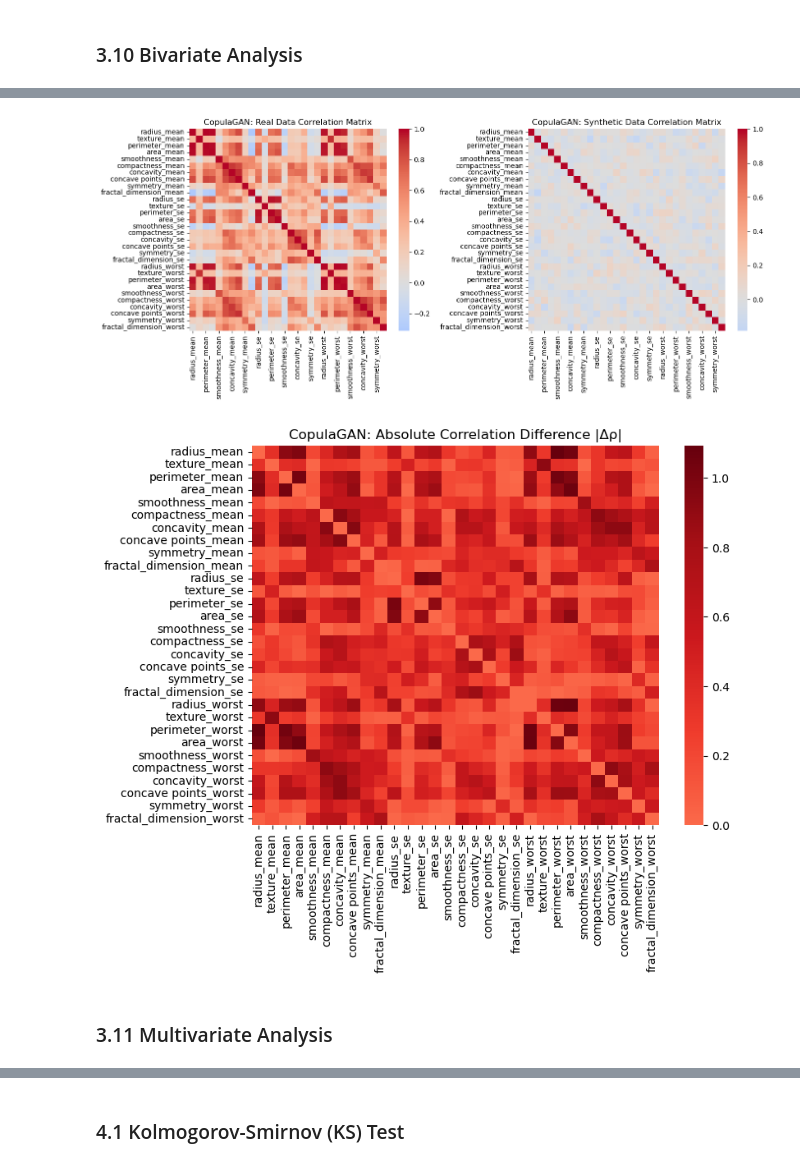
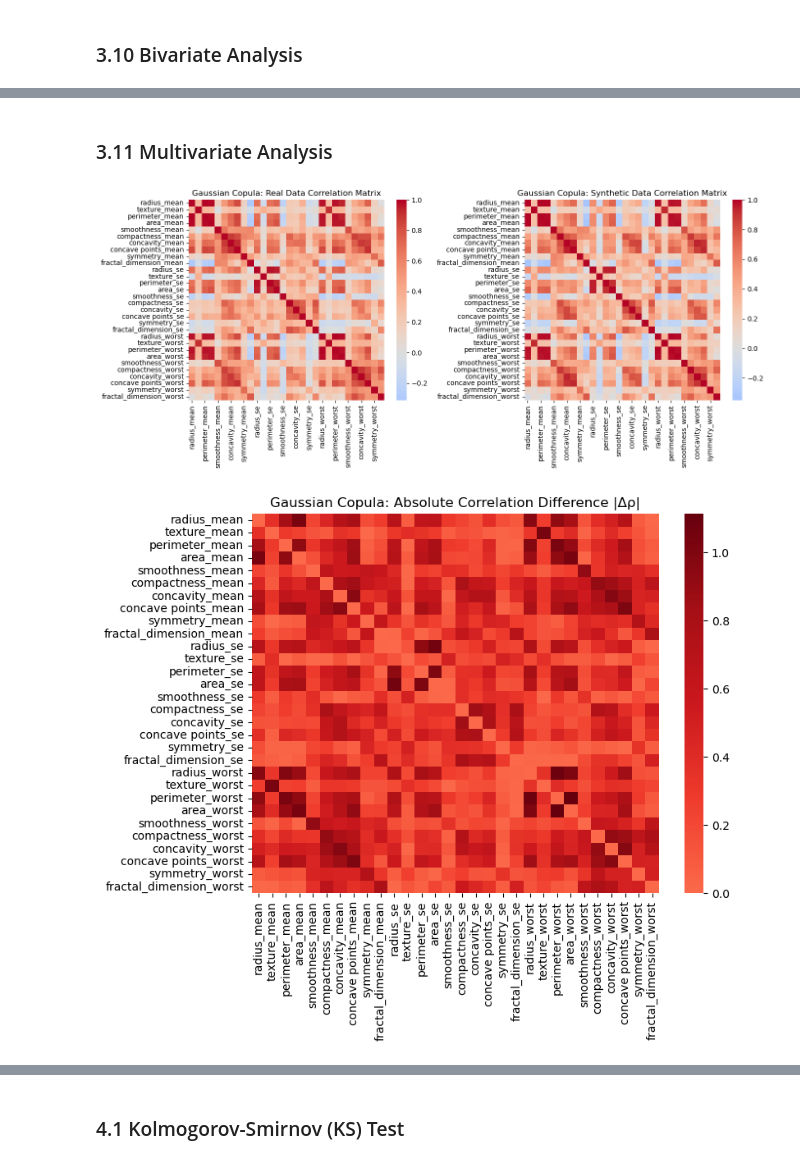
Before and after one commit to bdsul/Synthetic-data_Audit, a Jupyter notebook: Notebooks/notebook_cancer_dataset.ipynb, the cells around one changed output, grey strips where cells are left out. Cells and saved outputs as stored; diff of their text form; code cells hidden in the pictures.

```diff
--- a/Notebooks/notebook_cancer_dataset.ipynb
+++ b/Notebooks/notebook_cancer_dataset.ipynb
@@ -537,25 +1348,25 @@ CopulaGAN - Largest differences in pairwise correlations:
-# %%
-# Correlation heatmaps for CopulaGAN
-num_cols = [c for c in real_df_copulagan.columns if c != "diagnosis"]
-
-fig, axes = plt.subplots(1, 2, figsize=(14, 6))
-sns.heatmap(real_df_copulagan[num_cols].corr(), cmap="coolwarm", center=0, ax=axes[0])
-axes[0].set_title("CopulaGAN: Real Data Correlation Matrix")
-
-sns.heatmap(synth_df_copulagan[num_cols].corr(), cmap="coolwarm", center=0, ax=axes[1])
-axes[1].set_title("CopulaGAN: Synthetic Data Correlation Matrix")
-
-plt.tight_layout()
-plt.show()
-
-diff_corr_copulagan = abs(real_df_copulagan[num_cols].corr() - synth_df_copulagan[num_cols].corr())
-plt.figure(figsize=(8,6))
-sns.heatmap(diff_corr_copulagan, cmap="Reds", center=0)
-plt.title("CopulaGAN: Absolute Correlation Difference |Δρ|")
-plt.show()
-# %% [output]
-[figure, removed]
-[figure, removed]
 # %% [markdown]
 ### 3.11 Multivariate Analysis
+# %%
+# Correlation heatmaps for Gaussian Copula
+num_cols = [c for c in real_df_gaussiancopula.columns if c != "diagnosis"]
+
+fig, axes = plt.subplots(1, 2, figsize=(14, 6))
+sns.heatmap(real_df_gaussiancopula[num_cols].corr(), cmap="coolwarm", center=0, ax=axes[0])
+axes[0].set_title("Gaussian Copula: Real Data Correlation Matrix")
+
+sns.heatmap(synth_df_gaussiancopula[num_cols].corr(), cmap="coolwarm", center=0, ax=axes[1])
+axes[1].set_title("Gaussian Copula: Synthetic Data Correlation Matrix")
+
+plt.tight_layout()
+plt.show()
+
+diff_corr_gaussiancopula = abs(real_df_gaussiancopula[num_cols].corr() - synth_df_copulagan[num_cols].corr())
+plt.figure(figsize=(8,6))
+sns.heatmap(diff_corr_gaussiancopula, cmap="Reds", center=0)
+plt.title("Gaussian Copula: Absolute Correlation Difference |Δρ|")
+plt.show()
+# %% [output]
+[figure, added]
+[figure, added]
 # %%
```
Also changed, not shown: parts of 130 cells of this notebook.
